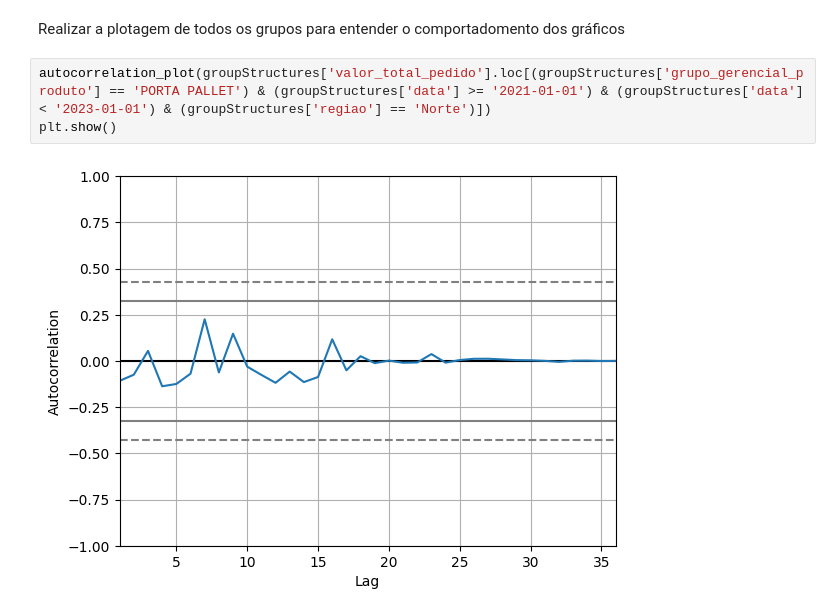
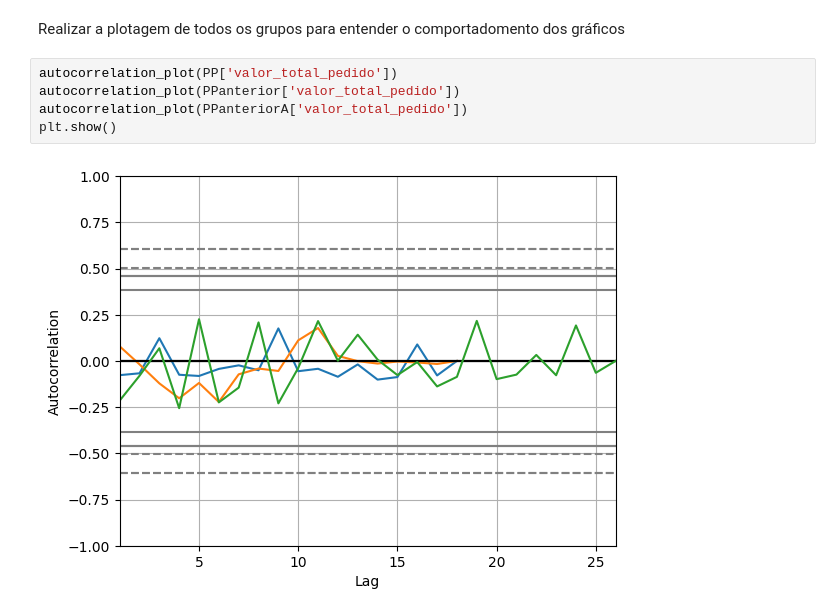
Before and after one commit to roliveira15/Data_Science_Sales_Forecast, a Jupyter notebook: Sales_Forecast.ipynb, the cells around one changed output. Cells and saved outputs as stored; diff of their text form.

```diff
--- a/Sales_Forecast.ipynb
+++ b/Sales_Forecast.ipynb
@@ -138,10 +139,12 @@ plt.show()
 # %% [markdown]
 Realizar a plotagem de todos os grupos para entender o comportadomento dos gráficos
-# %%
-autocorrelation_plot(groupStructures['valor_total_pedido'].loc[(groupStructures['grupo_gerencial_produto'] == 'PORTA PALLET') & (groupStructures['data'] >= '2021-01-01') & (groupStructures['data'] < '2023-01-01') & (groupStructures['regiao'] == 'Norte')])
-plt.show()
-# %% [output]
-[figure, removed]
+# %%
+autocorrelation_plot(PP['valor_total_pedido'])
+autocorrelation_plot(PPanterior['valor_total_pedido'])
+autocorrelation_plot(PPanteriorA['valor_total_pedido'])
+plt.show()
+# %% [output]
+[figure, added]
 # %%
 import pandas.util.testing as tm
 from statsmodels.graphics.tsaplots import plot_acf
```
Also changed, not shown: parts of 2 cells of this notebook.
